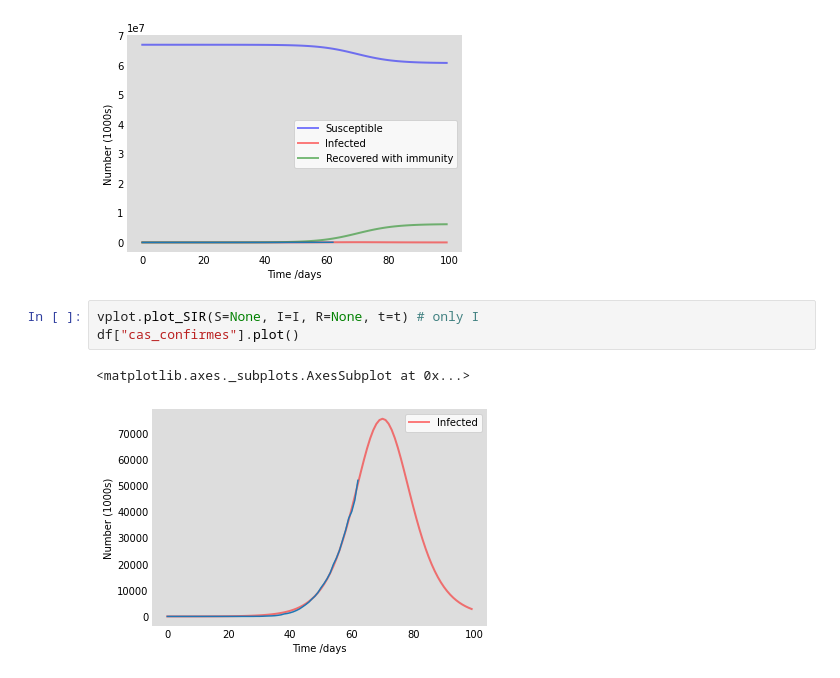
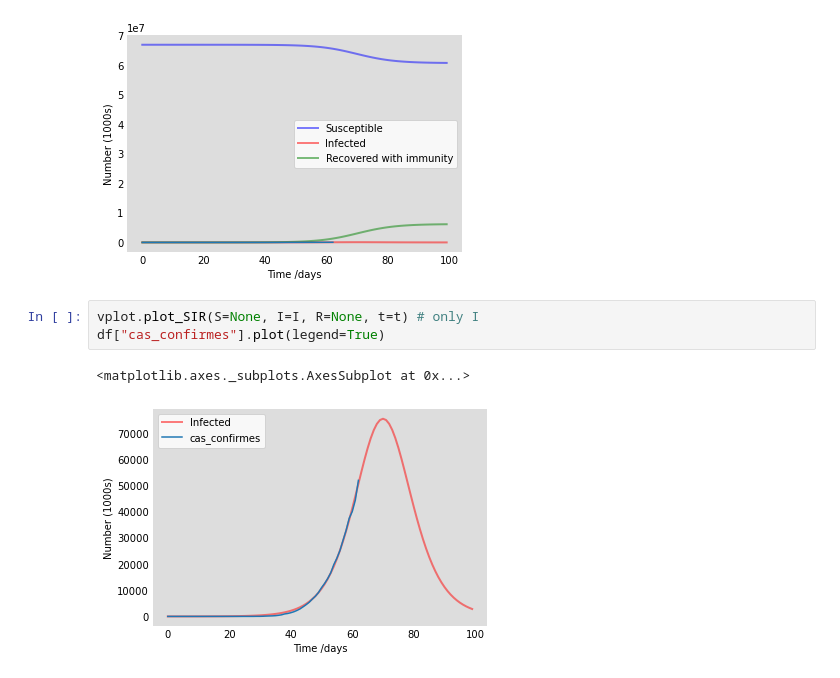
Before and after one commit to Pythalex/projet_science_des_donnees_ISD, a Jupyter notebook: archive/TestSIR_chiffres_clés.ipynb, the cells around one changed output. Saved outputs shown, nothing was run; the diff lists cells and outputs as text.

```diff
--- a/archive/TestSIR_chiffres_clés.ipynb
+++ b/archive/TestSIR_chiffres_clés.ipynb
@@ -43,7 +43,7 @@ df["cas_confirmes"].plot()
 [figure]
 # %%
 vplot.plot_SIR(S=None, I=I, R=None, t=t) # only I
-df["cas_confirmes"].plot()
+df["cas_confirmes"].plot(legend=True)
 # %% [output]
 <matplotlib.axes._subplots.AxesSubplot at 0x...>
-[figure, old version]
+[figure, new version]
```
Also changed, not shown: parts of 1 cell of this notebook, 4 other files.
